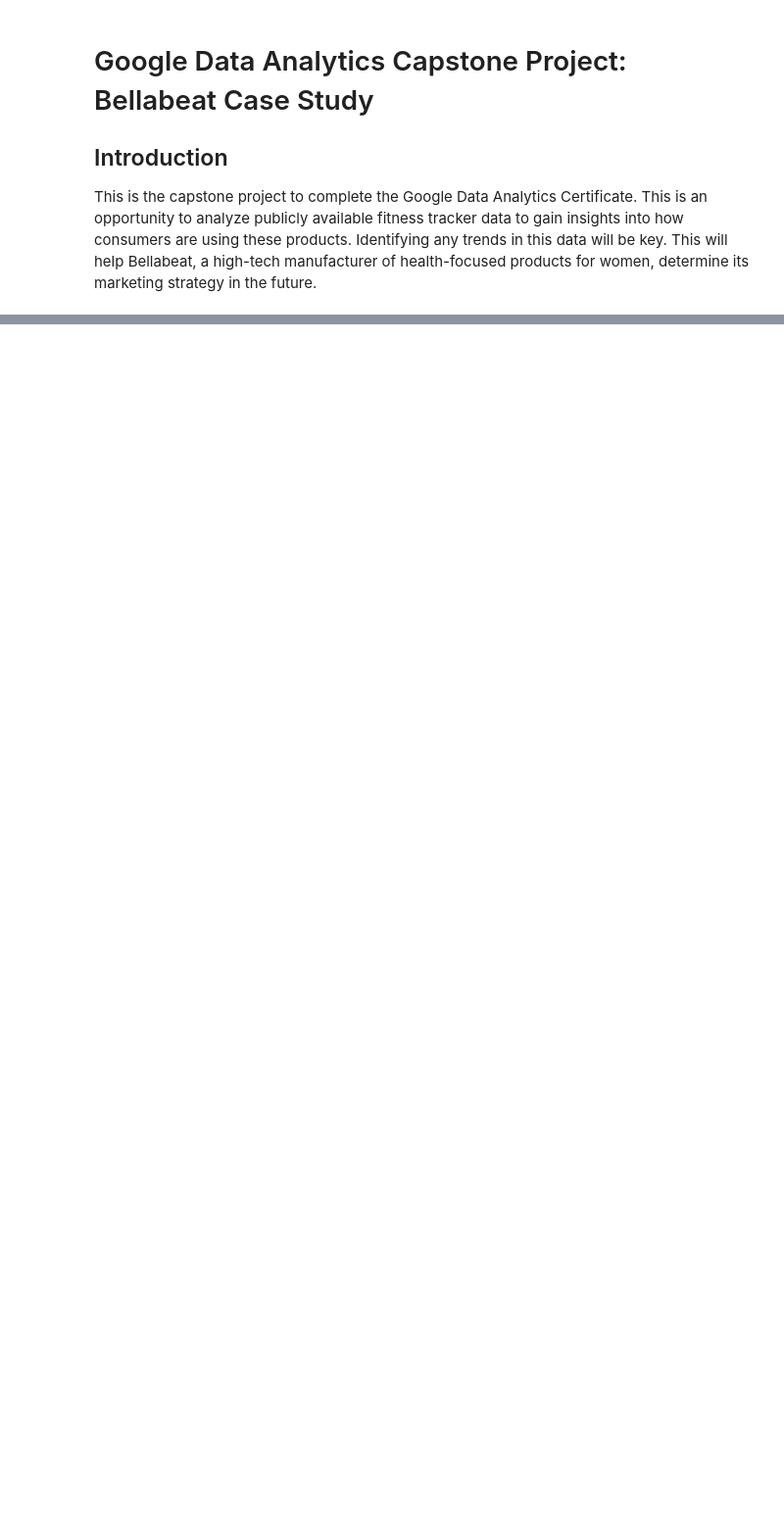
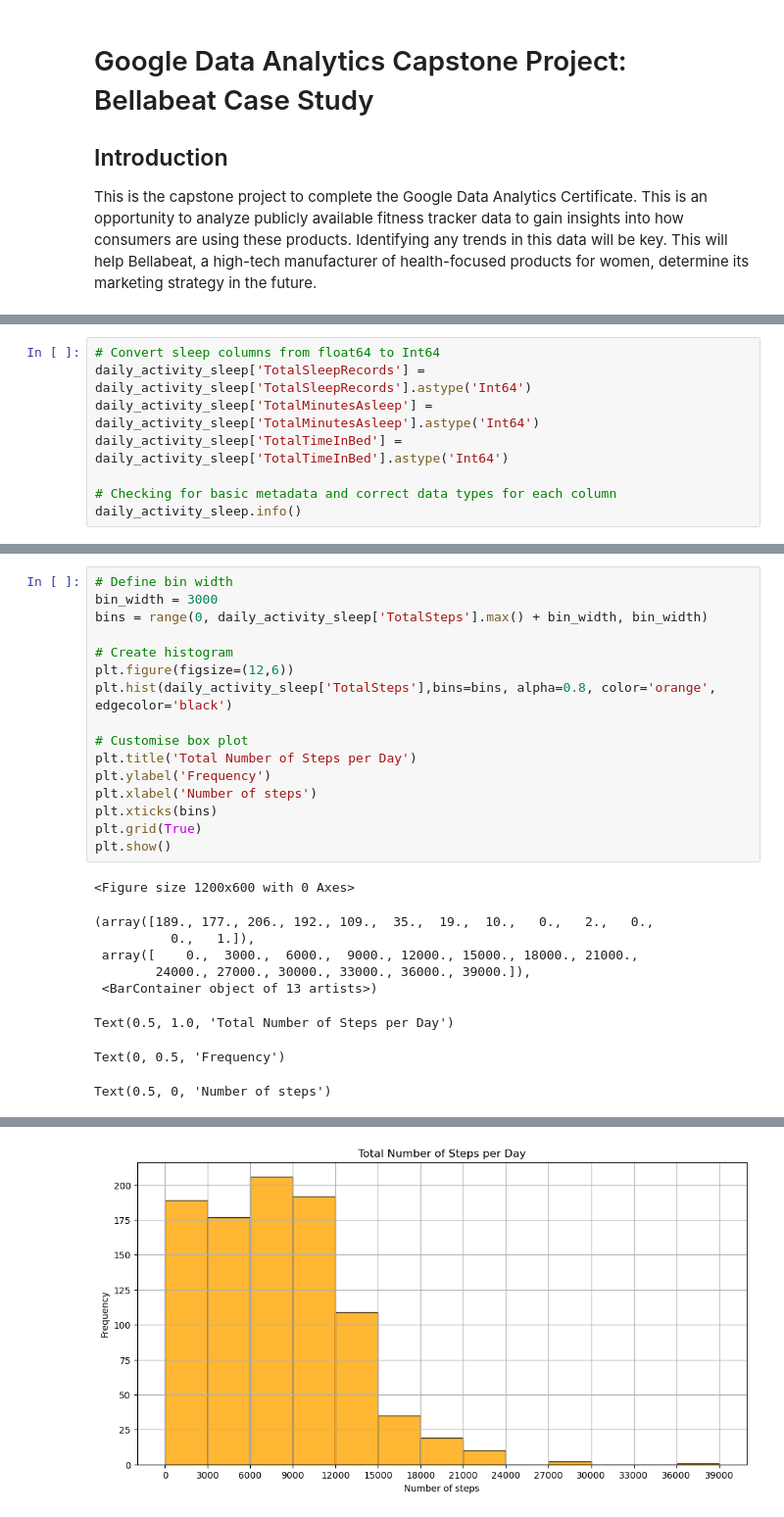
Before and after one commit to surbina85/Google-Data-Analytics-Capstone-Bellabeat, a Jupyter notebook: Bellabeat-case-study.ipynb, the cells around one changed output, grey strips where cells are left out. Shown at 98% size. Cells and saved outputs as stored; diff of their text form; blank space fills up the shorter version.

```diff
--- a/Bellabeat-case-study.ipynb
+++ b/Bellabeat-case-study.ipynb
@@ -42,0 +345,8 @@ activity, sleep, and stress. The Time watch connects to the Bellabeat app to pro
+# %%
+# Convert sleep columns from float64 to Int64
+daily_activity_sleep['TotalSleepRecords'] = daily_activity_sleep['TotalSleepRecords'].astype('Int64')
+daily_activity_sleep['TotalMinutesAsleep'] = daily_activity_sleep['TotalMinutesAsleep'].astype('Int64')
+daily_activity_sleep['TotalTimeInBed'] = daily_activity_sleep['TotalTimeInBed'].astype('Int64')
+
+# Checking for basic metadata and correct data types for each column
+daily_activity_sleep.info()
@@ -42,0 +556,26 @@ activity, sleep, and stress. The Time watch connects to the Bellabeat app to pro
+# %%
+# Define bin width
+bin_width = 3000
+bins = range(0, daily_activity_sleep['TotalSteps'].max() + bin_width, bin_width)
+
+# Create histogram
+plt.figure(figsize=(12,6))
+plt.hist(daily_activity_sleep['TotalSteps'],bins=bins, alpha=0.8, color='orange', edgecolor='black')
+
+# Customise box plot
+plt.title('Total Number of Steps per Day')
+plt.ylabel('Frequency')
+plt.xlabel('Number of steps')
+plt.xticks(bins)
+plt.grid(True)
+plt.show()
+# %% [output]
+<Figure size 1200x600 with 0 Axes>
+(array([189., 177., 206., 192., 109.,  35.,  19.,  10.,   0.,   2.,   0.,
+          0.,   1.]),
+ array([    0.,  3000.,  6000.,  9000., 12000., 15000., 18000., 21000.,
+        24000., 27000., 30000., 33000., 36000., 39000.]),
+ <BarContainer object of 13 artists>)
+Text(0.5, 1.0, 'Total Number of Steps per Day')
+Text(0, 0.5, 'Frequency')
+Text(0.5, 0, 'Number of steps')
@@ -42,0 +599 @@ activity, sleep, and stress. The Time watch connects to the Bellabeat app to pro
+[figure, added]
```
Also changed, not shown: parts of 55 cells of this notebook.
